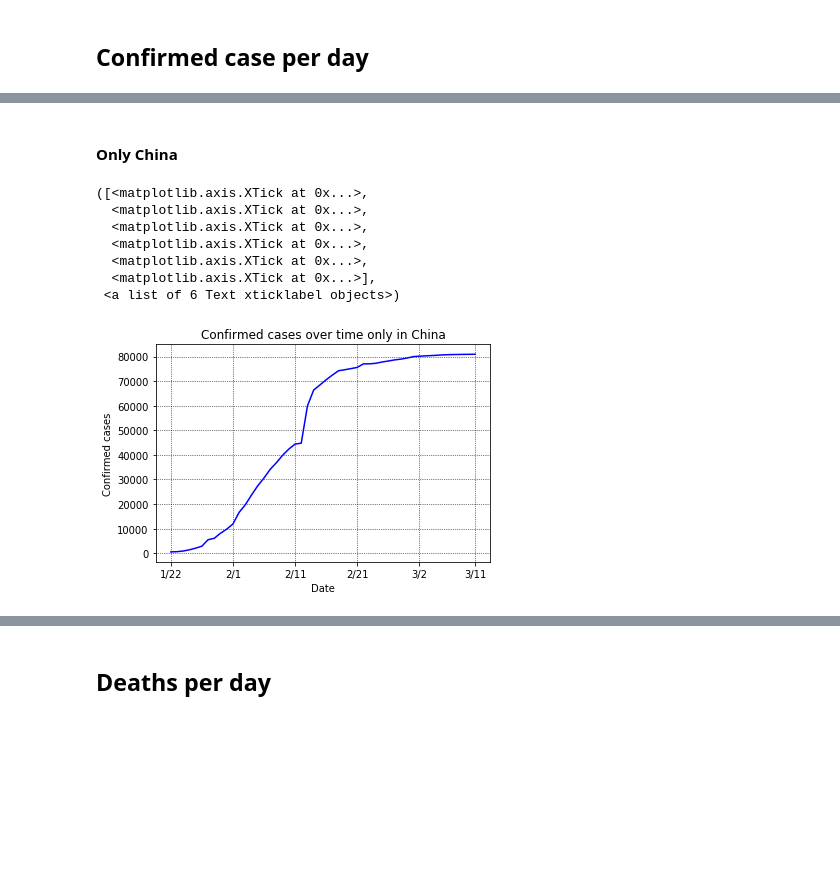
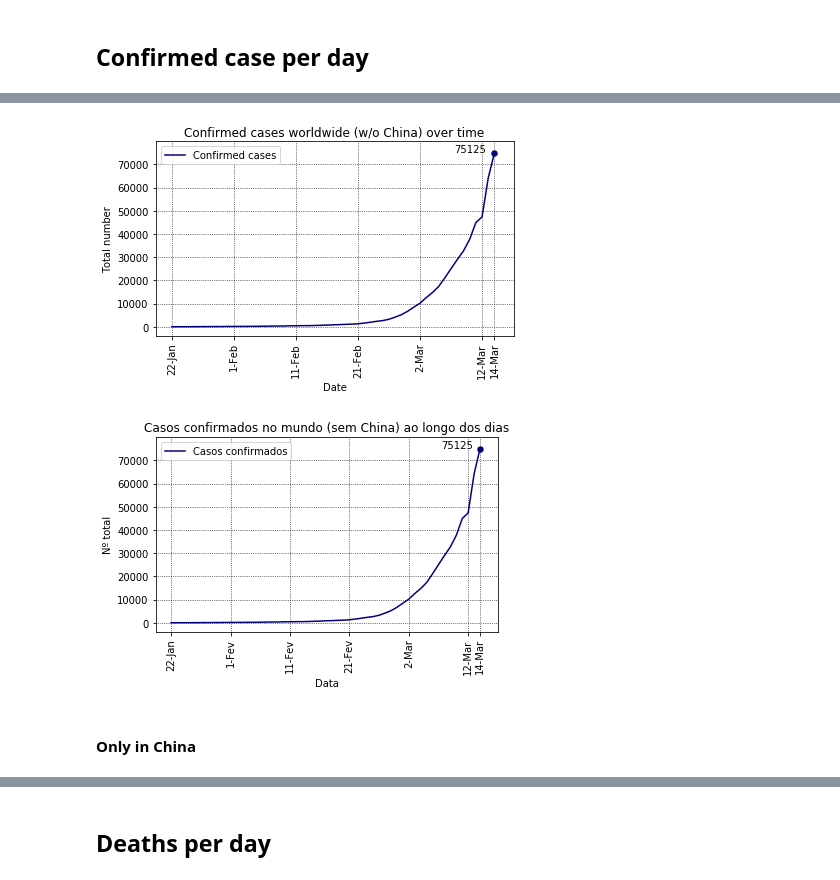
Before and after one commit to paaatcha/covid-19, a Jupyter notebook: analysis.ipynb, the cells around one changed output, grey strips where cells are left out. Saved outputs shown, nothing was run; the diff lists cells and outputs as text; code cells hidden in the pictures; blank space fills up the shorter version.

```diff
--- a/analysis.ipynb
+++ b/analysis.ipynb
@@ -136,27 +153,17 @@ plt.xticks(ticks_pos, ticks_name)
+# %%
+covid19_per_date_no_china = all_covid19[all_covid19['Country/Region'] != 'China']
+covid19_per_date_no_china = covid19_per_date_no_china.groupby('Date').sum()[['Confirmed', 'Deaths', 'Recovered']]
+
+
+# EN
+plot_cases (covid19_per_date_no_china, "Confirmed", "navy", "Confirmed cases worldwide (w/o China) over time",
+            "Confirmed cases", "Date", "Total number", "figures/en/conf_cases_worldwide_no_china.png")
+
+# PT
+plot_cases (covid19_per_date_no_china, "Confirmed", "navy", "Casos confirmados no mundo (sem China) ao longo dos dias",
+            "Casos confirmados", "Data", "Nº total", "figures/pt/casos_conf_mundo_sem_china.png", 'pt')
+# %% [output]
+[figure, added]
+[figure, added]
 # %% [markdown]
-#### Only China
+#### Only in China
-# %%
-covid19_per_date_china = all_covid19[all_covid19['Country/Region'] == 'China']
-covid19_per_date_china = covid19_per_date_china.groupby('Date').sum()[['Confirmed', 'Deaths', 'Recovered']]
-
-plt.plot(covid19_per_date_china["Confirmed"].values, color="b")
-plt.grid(color='black', linestyle='dotted', linewidth=0.7)
-# plt.axis((0.9,10.1,60,90))
-# plt.legend(['Confirmed cases'], loc='upper left')
-plt.xlabel("Date")
-plt.ylabel("Confirmed cases")
-plt.title("Confirmed cases over time only in China")
-ticks_pos = [i for i in range(0,50,10)]
-ticks_pos.append(49)
-ticks_name = ["{}/{}".format(covid19_per_date_china.iloc[i].name.to_pydatetime().month,
-                             covid19_per_date_china.iloc[i].name.to_pydatetime().day) for i in ticks_pos]
-plt.xticks(ticks_pos, ticks_name)
-# %% [output]
-([<matplotlib.axis.XTick at 0x...>,
-  <matplotlib.axis.XTick at 0x...>,
-  <matplotlib.axis.XTick at 0x...>,
-  <matplotlib.axis.XTick at 0x...>,
-  <matplotlib.axis.XTick at 0x...>,
-  <matplotlib.axis.XTick at 0x...>],
- <a list of 6 Text xticklabel objects>)
-[figure, removed]
```
Also changed, not shown: parts of 108 cells of this notebook, 19 other files.
